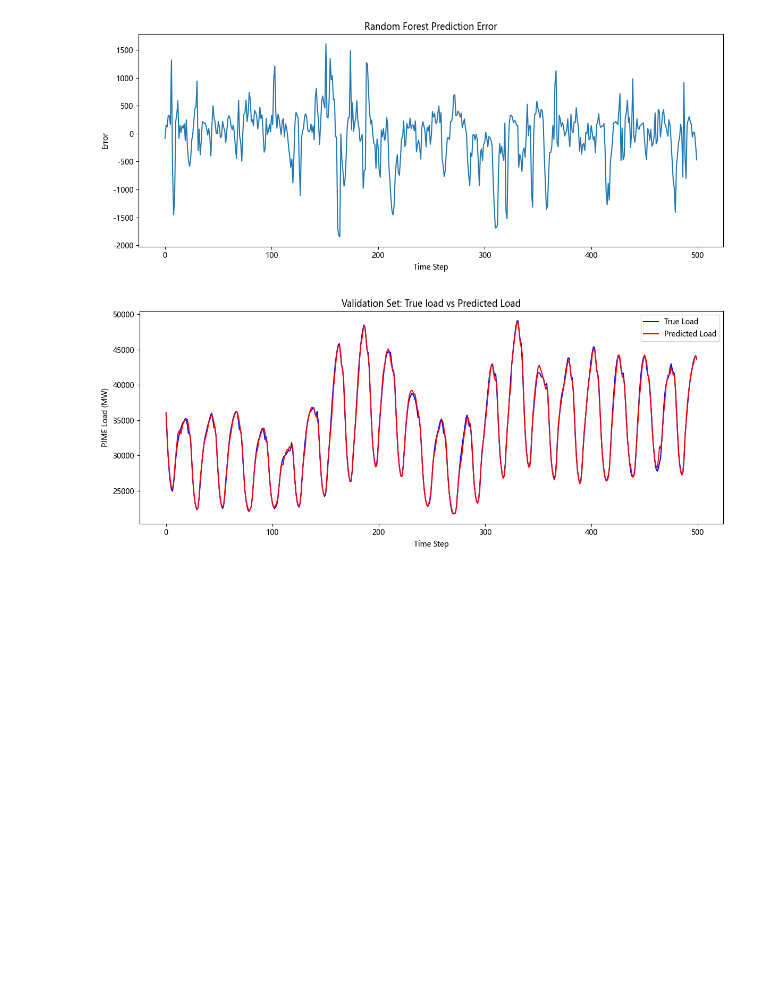
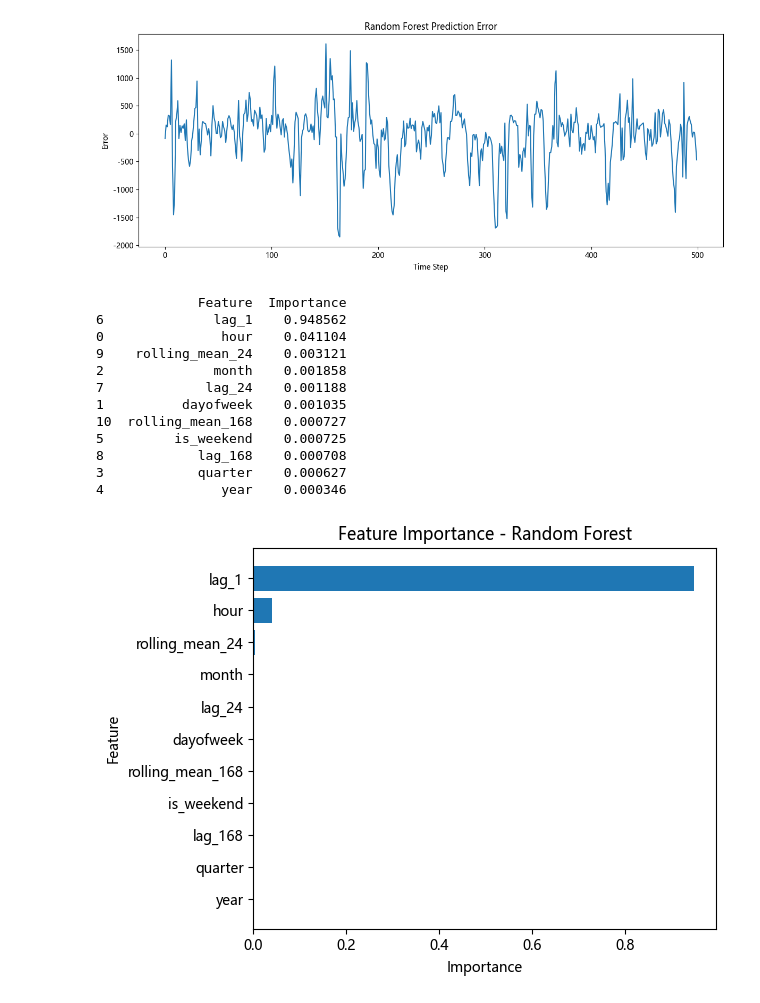
Before and after one commit to zyydkk/-Power-Load-Data-Analysis-and-Visualization-System, a Jupyter notebook: Power-Load-Data-Analysis-and-Visualization-System/notebooks/02_feature_engineering_baseline.ipynb, the cells around one changed output. Saved outputs shown, nothing was run; the diff lists cells and outputs as text; code cells hidden in the pictures; blank space fills up the shorter version.

```diff
--- a/Power-Load-Data-Analysis-and-Visualization-System/notebooks/02_feature_engineering_baseline.ipynb
+++ b/Power-Load-Data-Analysis-and-Visualization-System/notebooks/02_feature_engineering_baseline.ipynb
@@ -428,18 +429,66 @@ plt.tight_layout()
 plt.show()
 # %% [output]
 [figure]
+# %%
+##16.特征重要性图
+
+rf_importance_df = pd.DataFrame({
+    "Feature": x_train.columns,
+    "Importance":rf_model.feature_importances_
+})
+
+rf_importance_df = rf_importance_df.sort_values("Importance", ascending=False)
+print(rf_importance_df)
+
+plt.barh(
+    rf_importance_df["Feature"],
+    rf_importance_df["Importance"]
+)
+
+plt.title("Feature Importance - Random Forest")
+plt.xlabel("Importance")
+plt.ylabel("Feature")
+
+plt.gca().invert_yaxis()
+plt.tight_layout()
+plt.savefig("E:/project/1/results/figures/rf_feature_importance.png",dpi=300)
+plt.show()
+# %% [output]
+             Feature  Importance
+6              lag_1    0.948562
+0               hour    0.041104
+9    rolling_mean_24    0.003121
+2              month    0.001858
+7             lag_24    0.001188
+1          dayofweek    0.001035
+10  rolling_mean_168    0.000727
+5         is_weekend    0.000725
+8            lag_168    0.000708
+3            quarter    0.000627
+4               year    0.000346
+[figure, added]
 # %%
-# 8.验证集预测曲线
-plt.figure(figsize=(12,5))
-plt.plot(y_val.values[:500], label="True Load", color="blue")
-plt.plot(y_val_pred[:500], label="Predicted Load", color="red")
-plt.xlabel("Time Step")
-plt.ylabel("PJME Load (MW)")
-plt.title("Validation Set: True load vs Predicted Load")
-plt.legend()
-plt.tight_layout()
-plt.savefig("E:/project/1/results/figures/rf_validation_prediction_curve.png",dpi=300)
-plt.show()
+##17.实验结果分析
+
+## 1. 模型对比结论
+#从测试集模型对比结果可以看出，三种模型的预测性能存在明显差异。Mean Baseline 模型的 RMSE 为 6575.60，MAE 为 5300.95，R² 为 -0.0416，
+#说明仅使用训练集平均值进行预测无法有效刻画电力负荷随时间变化的波动规律，预测效果较差。Linear Regression 模型相比 Mean Baseline 有明显提升，
+#测试集 RMSE 降低至 1236.22，MAE 降低至 967.97，R² 提升至 0.9632，说明时间特征、历史负荷特征和滑动平均特征对负荷预测具有较强解释能力。
+
+#相比之下，Random Forest 模型在测试集上表现最好，其 RMSE 为 473.36，MAE 为 344.62，MAPE 为 1.0981%，R² 达到 0.9946。
+#这说明随机森林能够更好地学习电力负荷数据中的非线性关系和周期性变化特征。
+
+## 2. 预测曲线结论
+#从预测曲线也可以看出，Mean Baseline 基本呈现为一条水平直线，
+#无法跟随真实负荷变化；Linear Regression 能够较好拟合整体趋势，但在部分峰值和谷值处仍存在一定偏差；Random Forest 的预测曲线与真实负荷曲线最为接近，
+#尤其在负荷周期性波动和峰谷变化处具有更好的跟随能力。
+
+
+## 3.特征分析结论
+#随机森林特征重要性结果表明，lag_1 是影响模型预测结果的最主要特征，其重要性达到 0.9486，远高于其他特征，
+#说明 PJME 电力负荷数据具有较强的短期连续性，前一小时负荷对当前负荷具有显著影响。hour 的重要性次之，表明负荷变化也受到日内时段规律影响。
+#相比之下，lag_24、lag_168、rolling_mean_24 和月份、星期等特征贡献较小，说明当前模型主要依赖短期历史负荷进行预测。
+#整体来看，历史滞后特征在负荷预测中具有关键作用，而时间特征和滑动统计特征主要起辅助作用。
+
+#综上，Random Forest 相较于简单平均基准模型和线性回归模型具有更优的预测性能，说明在当前特征工程基础上，非线性集成模型更适合用于 PJME 电力负荷预测任务。
-# %% [output]
-[figure, removed]
 # %%
```
Also changed, not shown: parts of 16 cells of this notebook, 7 other files.
